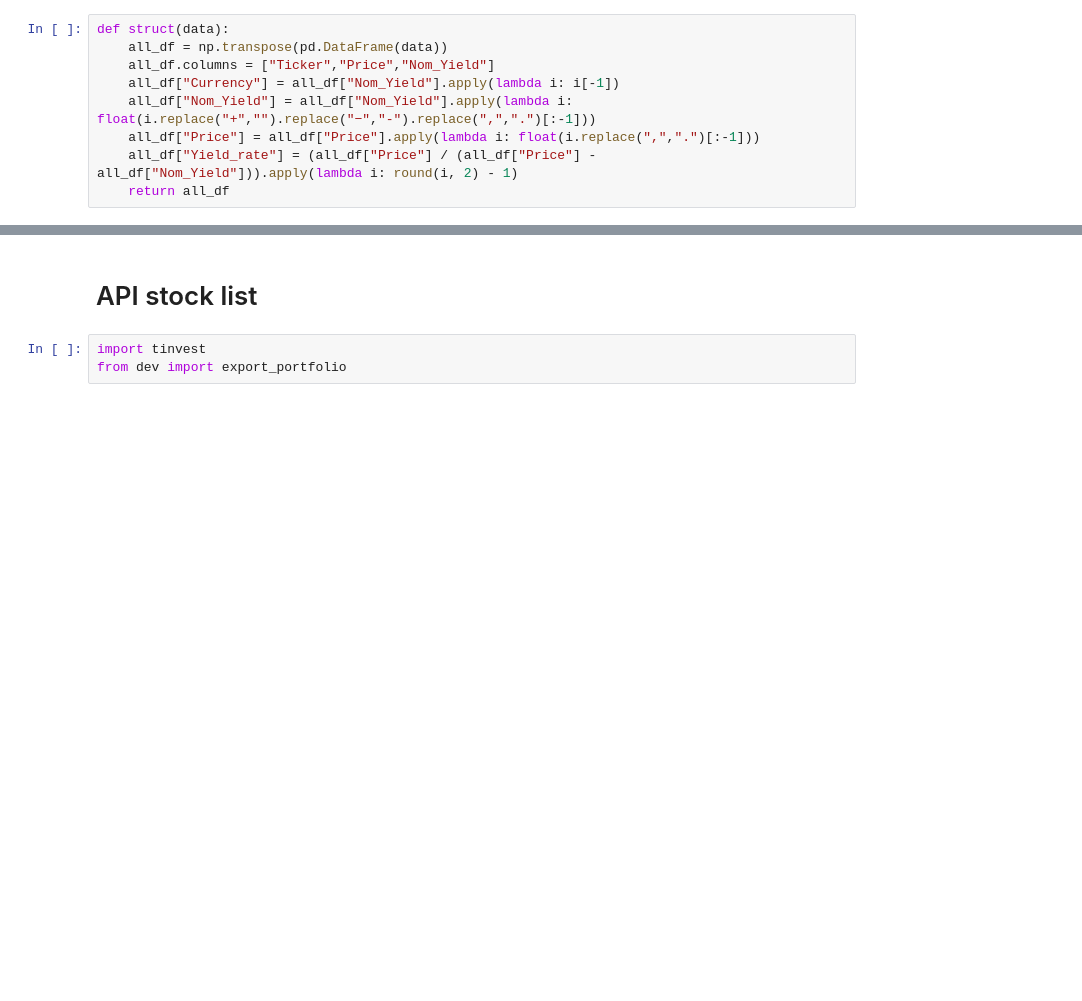
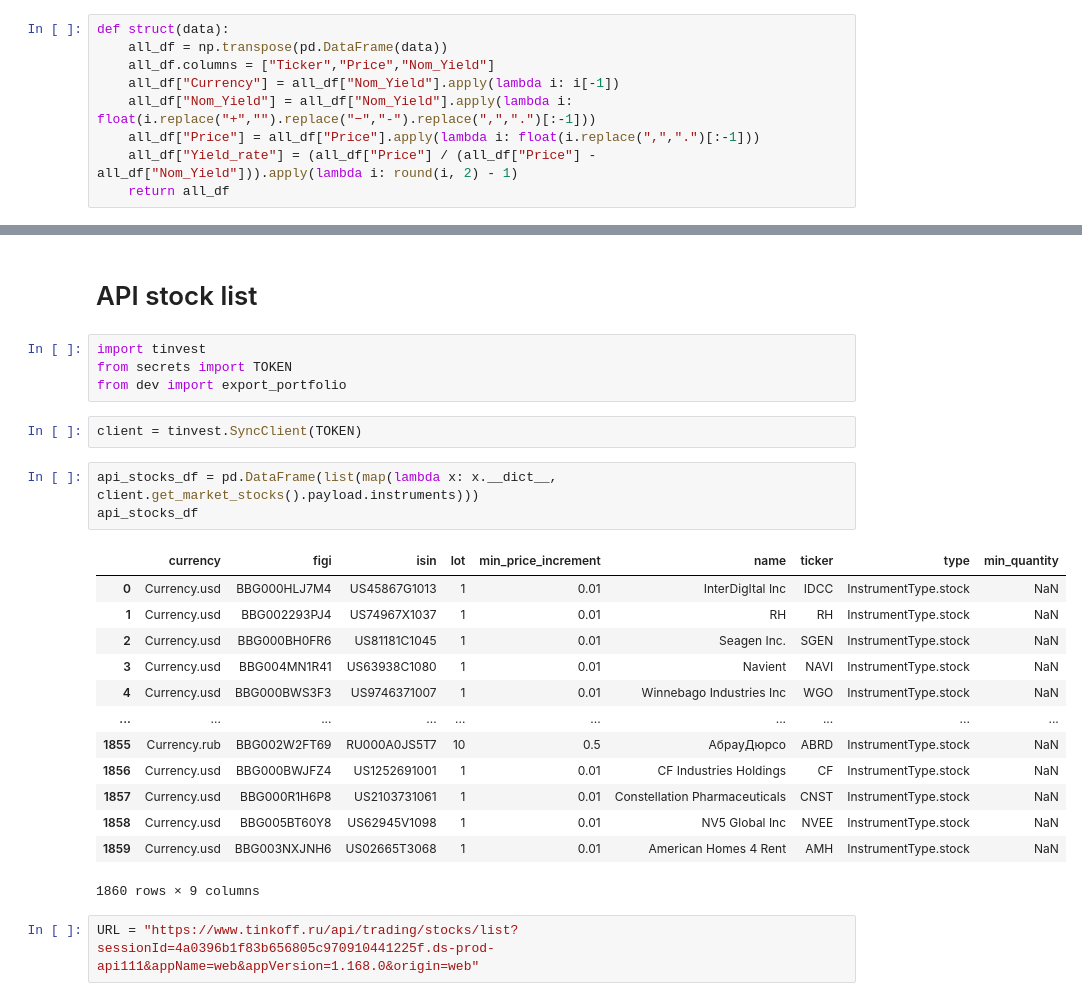
Before and after one commit to agliev/tinkoff_portfolio, a Jupyter notebook: Tinkoff_invest_stock_catalogue_parser.ipynb, the cells around one changed output, grey strips where cells are left out. Drawn from its saved outputs; the diff is of its cells as text; blank space fills up the shorter version.

```diff
--- a/Tinkoff_invest_stock_catalogue_parser.ipynb
+++ b/Tinkoff_invest_stock_catalogue_parser.ipynb
@@ -92,5 +83,27 @@ ws.update([test_df.columns.values.tolist()] + test_df.values.tolist())
-# %% [markdown]
-# API stock list
-# %%
-import tinvest
-from dev import export_portfolio
+# %% [markdown]
+# API stock list
+# %%
+import tinvest
+from secrets import TOKEN
+from dev import export_portfolio
+# %%
+client = tinvest.SyncClient(TOKEN)
+# %%
+api_stocks_df = pd.DataFrame(list(map(lambda x: x.__dict__, client.get_market_stocks().payload.instruments)))
+api_stocks_df
+# %% [output]
+|  | currency | figi | isin | lot | min_price_increment | name | ticker | type | min_quantity |
+| 0 | Currency.usd | BBG000HLJ7M4 | US45867G1013 | 1 | 0.01 | InterDigItal Inc | IDCC | InstrumentType.stock | NaN |
+| 1 | Currency.usd | BBG002293PJ4 | US74967X1037 | 1 | 0.01 | RH | RH | InstrumentType.stock | NaN |
+| 2 | Currency.usd | BBG000BH0FR6 | US81181C1045 | 1 | 0.01 | Seagen Inc. | SGEN | InstrumentType.stock | NaN |
+| 3 | Currency.usd | BBG004MN1R41 | US63938C1080 | 1 | 0.01 | Navient | NAVI | InstrumentType.stock | NaN |
+| 4 | Currency.usd | BBG000BWS3F3 | US9746371007 | 1 | 0.01 | Winnebago Industries Inc | WGO | InstrumentType.stock | NaN |
+| ... | ... | ... | ... | ... | ... | ... | ... | ... | ... |
+| 1855 | Currency.rub | BBG002W2FT69 | RU000A0JS5T7 | 10 | 0.5 | АбрауДюрсо | ABRD | InstrumentType.stock | NaN |
+| 1856 | Currency.usd | BBG000BWJFZ4 | US1252691001 | 1 | 0.01 | CF Industries Holdings | CF | InstrumentType.stock | NaN |
+| 1857 | Currency.usd | BBG000R1H6P8 | US2103731061 | 1 | 0.01 | Constellation Pharmaceuticals | CNST | InstrumentType.stock | NaN |
+| 1858 | Currency.usd | BBG005BT60Y8 | US62945V1098 | 1 | 0.01 | NV5 Global Inc | NVEE | InstrumentType.stock | NaN |
+| 1859 | Currency.usd | BBG003NXJNH6 | US02665T3068 | 1 | 0.01 | American Homes 4 Rent | AMH | InstrumentType.stock | NaN |
+1860 rows × 9 columns
+# %%
+URL = "https://www.tinkoff.ru/api/trading/stocks/list?sessionId=4a0396b1f83b656805c970910441225f.ds-prod-api111&appName=web&appVersion=1.168.0&origin=web"
```
Also changed, not shown: parts of 15 cells of this notebook, 3 other files.
